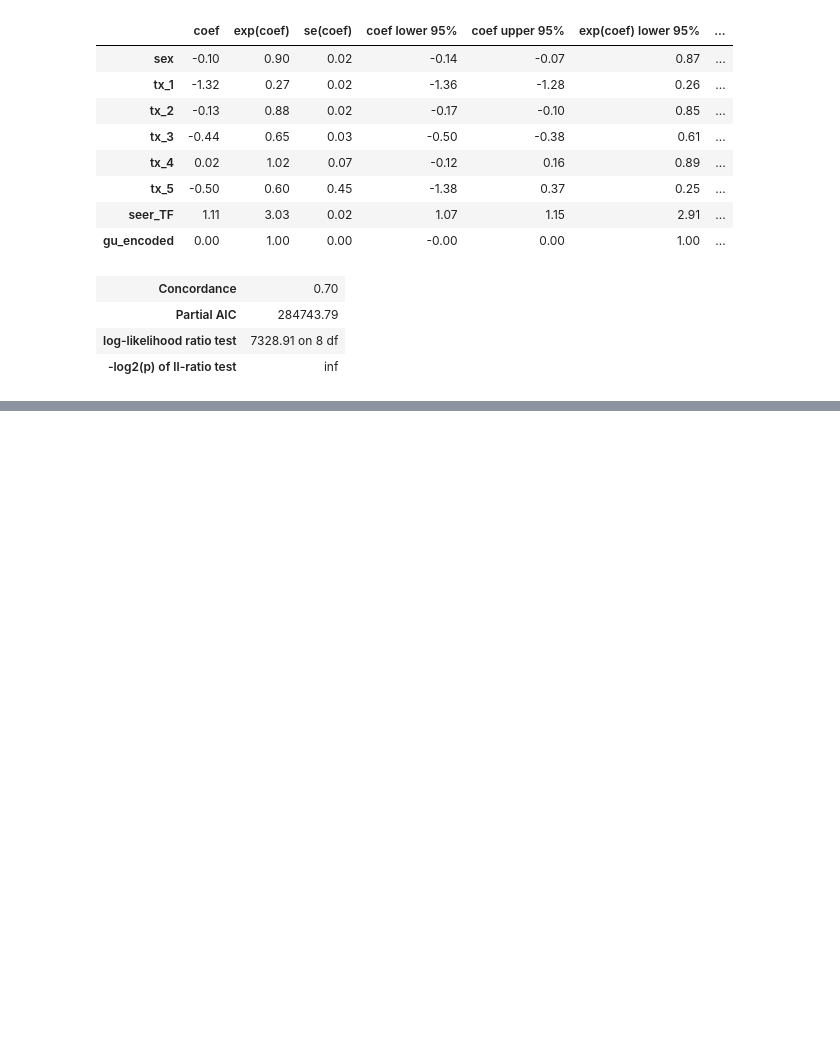
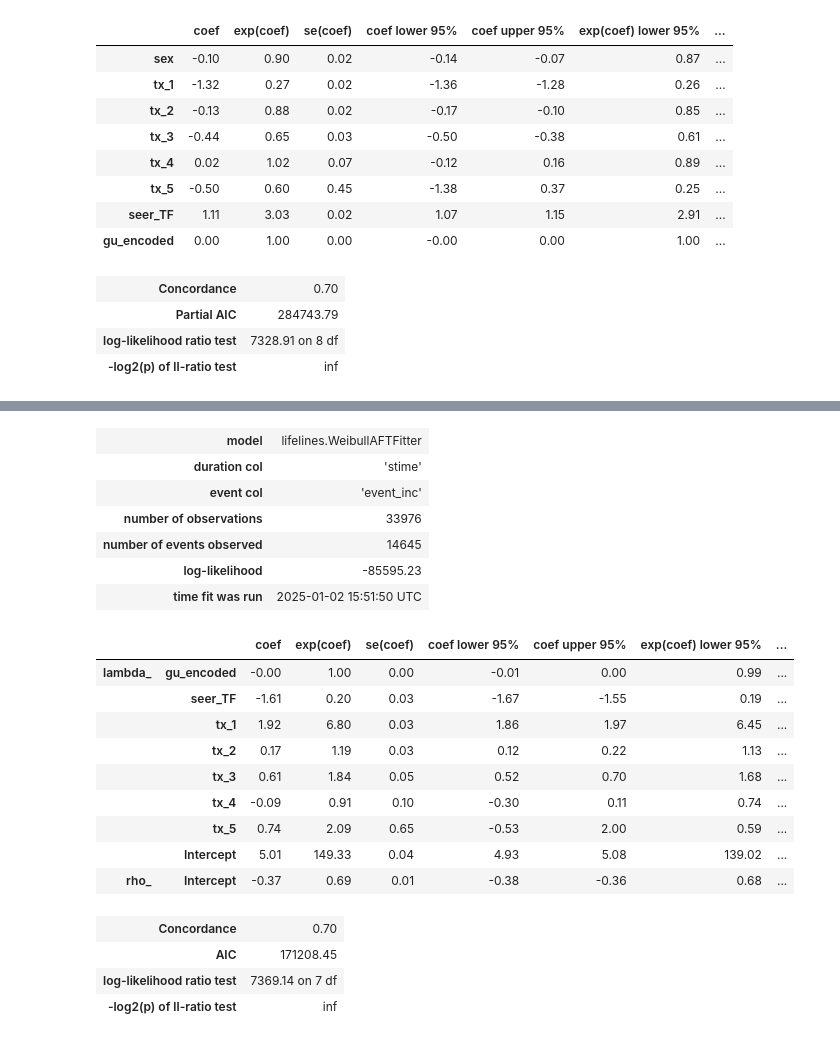
Before and after one commit to dohunhyeong/Busan_cancer_surv_analysis, a Jupyter notebook: SURV_DEF.ipynb, the cells around one changed output, grey strips where cells are left out. Saved outputs shown, nothing was run; the diff lists cells and outputs as text; code cells hidden in the pictures; blank space fills up the shorter version.

```diff
--- a/SURV_DEF.ipynb
+++ b/SURV_DEF.ipynb
@@ -1112,0 +1162,34 @@ coxph.summary()
+# %%
+# initialize the model
+weibull_aft = sa.WeibullAFTModel(duration_col=duration_col, event_col=event_col)
+
+# fit the model
+weibull_aft.fit(data)
+
+# predict
+weibull_aft.predict(data)
+
+# summary
+weibull_aft.summary()
+# %% [output]
+| model | lifelines.WeibullAFTFitter |
+| duration col | 'stime' |
+| event col | 'event_inc' |
+| number of observations | 33976 |
+| number of events observed | 14645 |
+| log-likelihood | -85595.23 |
+| time fit was run | 2025-01-02 15:51:50 UTC |
+|  |  | coef | exp(coef) | se(coef) | coef lower 95% | coef upper 95% | exp(coef) lower 95% | ... |
+| lambda_ | gu_encoded | -0.00 | 1.00 | 0.00 | -0.01 | 0.00 | 0.99 | ... |
+|  | seer_TF | -1.61 | 0.20 | 0.03 | -1.67 | -1.55 | 0.19 | ... |
+|  | tx_1 | 1.92 | 6.80 | 0.03 | 1.86 | 1.97 | 6.45 | ... |
+|  | tx_2 | 0.17 | 1.19 | 0.03 | 0.12 | 0.22 | 1.13 | ... |
+|  | tx_3 | 0.61 | 1.84 | 0.05 | 0.52 | 0.70 | 1.68 | ... |
+|  | tx_4 | -0.09 | 0.91 | 0.10 | -0.30 | 0.11 | 0.74 | ... |
+|  | tx_5 | 0.74 | 2.09 | 0.65 | -0.53 | 2.00 | 0.59 | ... |
+|  | Intercept | 5.01 | 149.33 | 0.04 | 4.93 | 5.08 | 139.02 | ... |
+| rho_ | Intercept | -0.37 | 0.69 | 0.01 | -0.38 | -0.36 | 0.68 | ... |
+| Concordance | 0.70 |
+| AIC | 171208.45 |
+| log-likelihood ratio test | 7369.14 on 7 df |
+| -log2(p) of ll-ratio test | inf |
```
Also changed, not shown: parts of 5 cells of this notebook.
